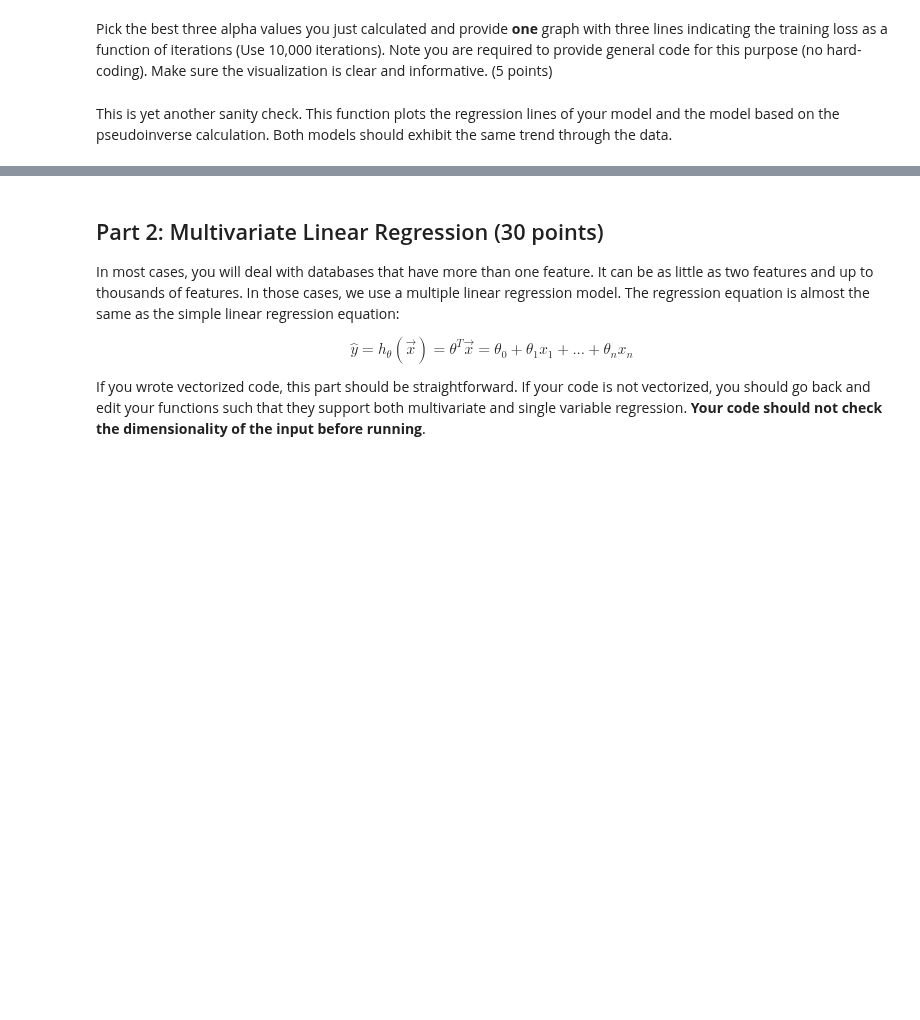
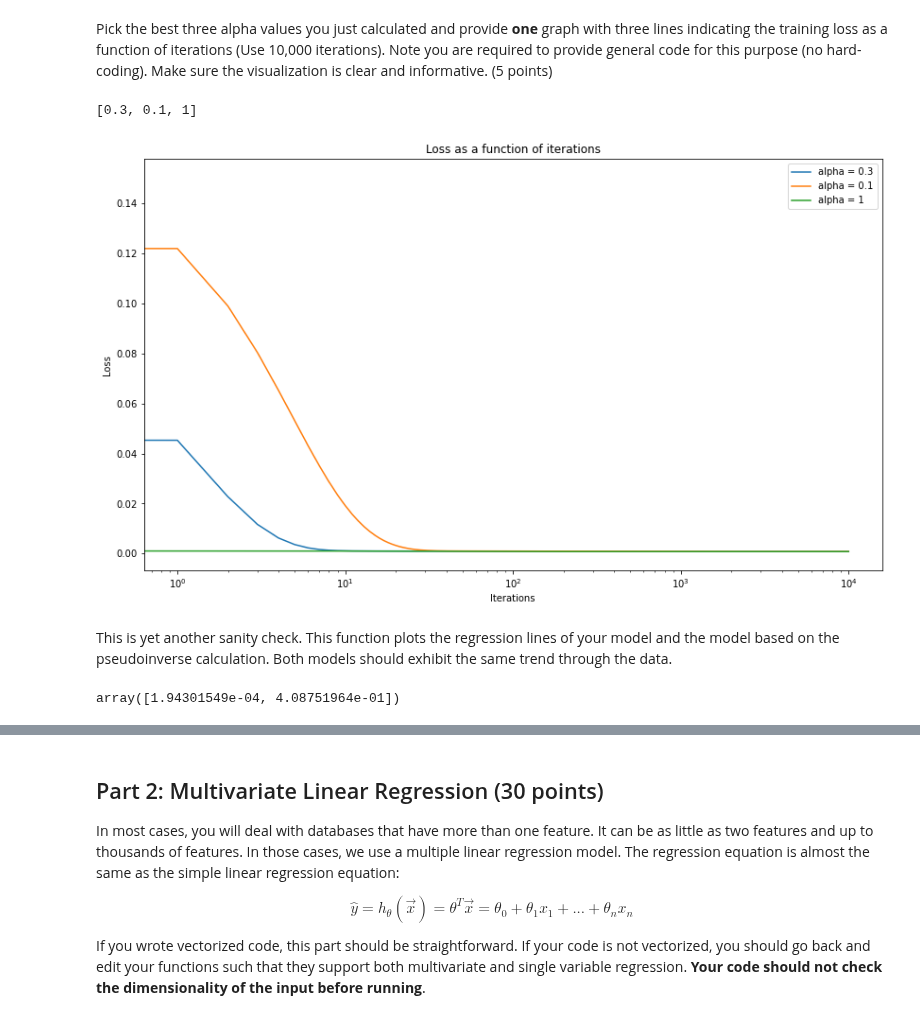
Before and after one commit to Oren-Ben/IDC, a Jupyter notebook: machine_learning/hw1/hw1_204079453_205714447.ipynb, the cells around one changed output, grey strips where cells are left out. Saved outputs shown, nothing was run; the diff lists cells and outputs as text; code cells hidden in the pictures; blank space fills up the shorter version.

```diff
--- a/machine_learning/hw1/hw1_204079453_205714447.ipynb
+++ b/machine_learning/hw1/hw1_204079453_205714447.ipynb
@@ -409,8 +402,8 @@ def efficient_gradient_descent(X, y, theta, alpha, num_iters):
     ###########################################################################
     return theta, J_history
 # %%
-theta = np.random.random(size=2)
-theta_effi, J_history_effi = efficient_gradient_descent(X_train, y_train, theta, alpha, iterations)
+theta_init = np.random.random(size=2)
+theta_effi, J_history_effi = efficient_gradient_descent(X_train, y_train, theta_init, alpha, iterations)
 # %%
 np.argmin(J_history_effi)
 # %% [output]
@@ -437,7 +430,11 @@ def find_best_alpha(X_train, y_train, X_val, y_val, iterations):
     ###########################################################################
     # TODO: Implement the function.                                           #
     ###########################################################################
-    pass
+    for alpha in alphas:
+        theta_init = np.random.random(size=2)
+        theta_effi = efficient_gradient_descent(X_train, y_train, theta_init, alpha, iterations)[0]
+        loss = compute_cost(X_val, y_val, theta_effi)
+        alpha_dict[alpha]=loss
     ###########################################################################
     #                             END OF YOUR CODE                            #
     ###########################################################################
@@ -469,5 +476,40 @@ pass
+# %%
+###########################################################################
+#                            START OF YOUR CODE                           #
+###########################################################################
+def compare_alpha_plot(X_train,y_train,theta,alphas,iterations):
+
+    for alpha in alphas:
+        J_history = gradient_descent(X_train, y_train, theta, alpha, iterations)[1]
+        plt.plot(np.arange(iterations), J_history, label=f"alpha = {alpha}")
+
+    plt.xscale('log')
+    plt.xlabel('Iterations')
+    plt.ylabel('Loss')
+    plt.legend()
+    plt.title('Loss as a function of iterations')
+    plt.show()
+###########################################################################
+#                             END OF YOUR CODE                            #
+###########################################################################
+# %%
+best_3_alpha = sorted(alpha_dict,key=alpha_dict.get)[:3]
+# %%
+best_3_alpha
+# %% [output]
+[0.3, 0.1, 1]
+# %%
+theta_init = np.random.random(size=2)
+iterations=10000
+compare_alpha_plot(X_train,y_train,theta_init,best_3_alpha,iterations)
+# %% [output]
+[figure, added]
 # %% [markdown]
 This is yet another sanity check. This function plots the regression lines of your model and the model based on the pseudoinverse calculation. Both models should exhibit the same trend through the data.
+# %%
+theta
+# %% [output]
+array([1.94301549e-04, 4.08751964e-01])
 # %%
 plt.figure(figsize=(7, 7))
 plt.plot(X_train[:,1], y_train, 'ro', ms=1, mec='k')
```
Also changed, not shown: parts of 51 cells of this notebook.
